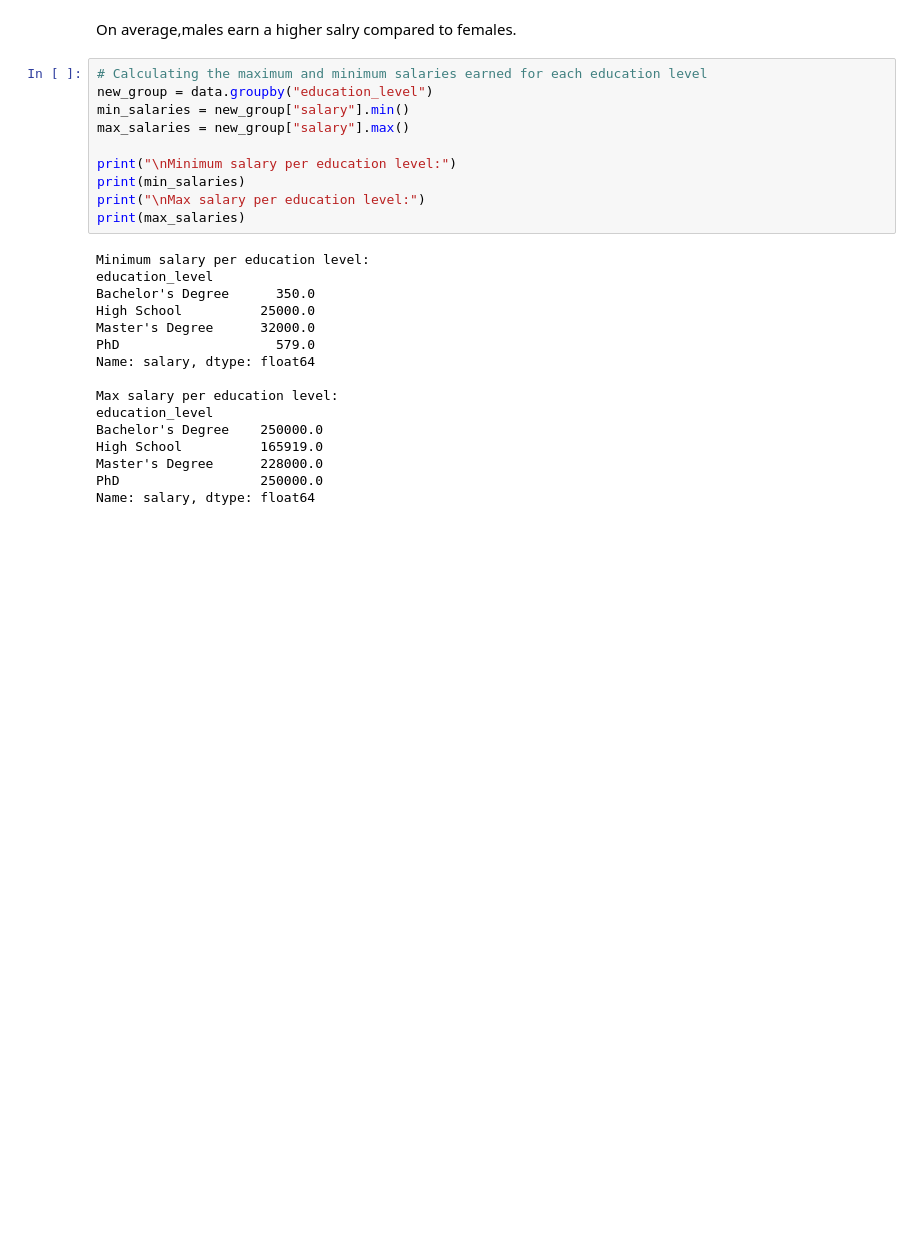
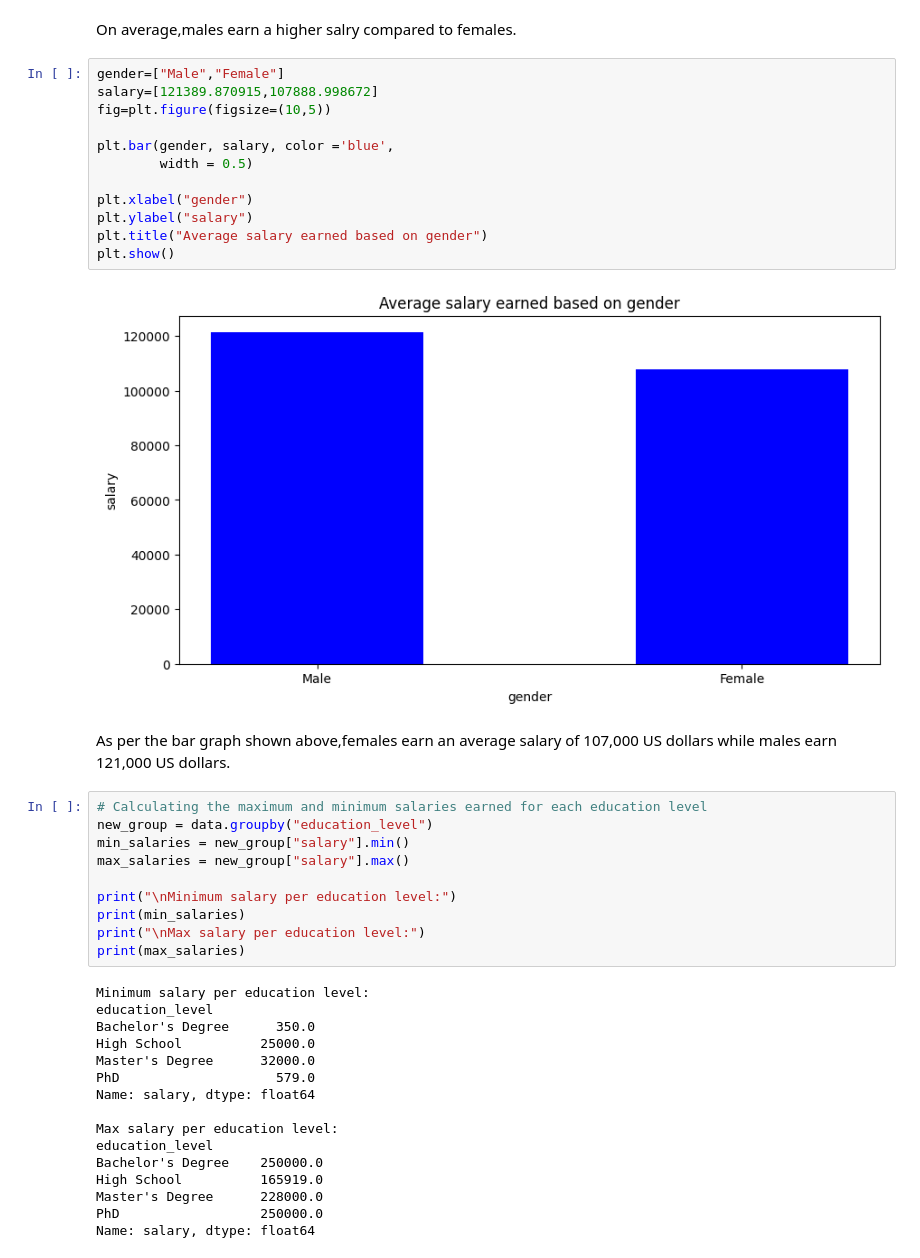
Before and after one commit to IVYMWAI/PayStats, a Jupyter notebook: Data Analysis with Python.ipynb, the cells around one changed output. Cells and saved outputs as stored; diff of their text form; blank space fills up the shorter version.

```diff
--- a/Data Analysis with Python.ipynb
+++ b/Data Analysis with Python.ipynb
@@ -147,5 +158,21 @@ Name: salary, dtype: float64
 # %% [markdown]
 On average,males earn a higher salry compared to females.
+# %%
+gender=["Male","Female"]
+salary=[121389.870915,107888.998672]
+fig=plt.figure(figsize=(10,5))
+
+plt.bar(gender, salary, color ='blue',
+        width = 0.5)
+
+plt.xlabel("gender")
+plt.ylabel("salary")
+plt.title("Average salary earned based on gender")
+plt.show()
+# %% [output]
+[figure, added]
+# %% [markdown]
+As per the bar graph shown above,females earn an average salary of 107,000 US dollars while males earn 121,000 US dollars.
 # %%
 # Calculating the maximum and minimum salaries earned for each education level
 new_group = data.groupby("education_level")
```
Also changed, not shown: parts of 8 cells of this notebook.
